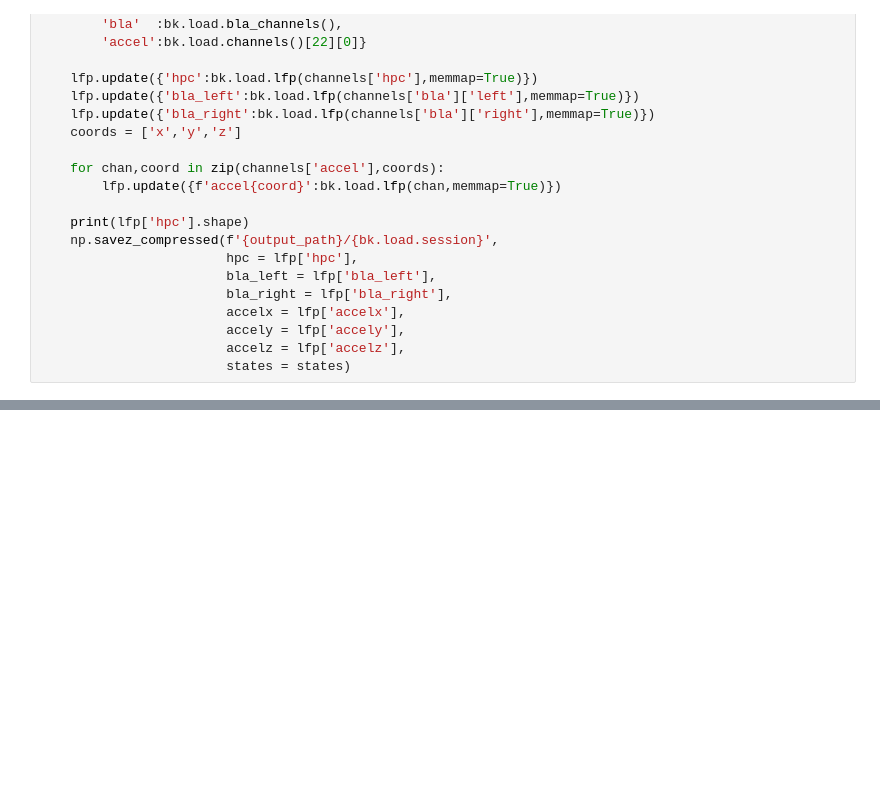
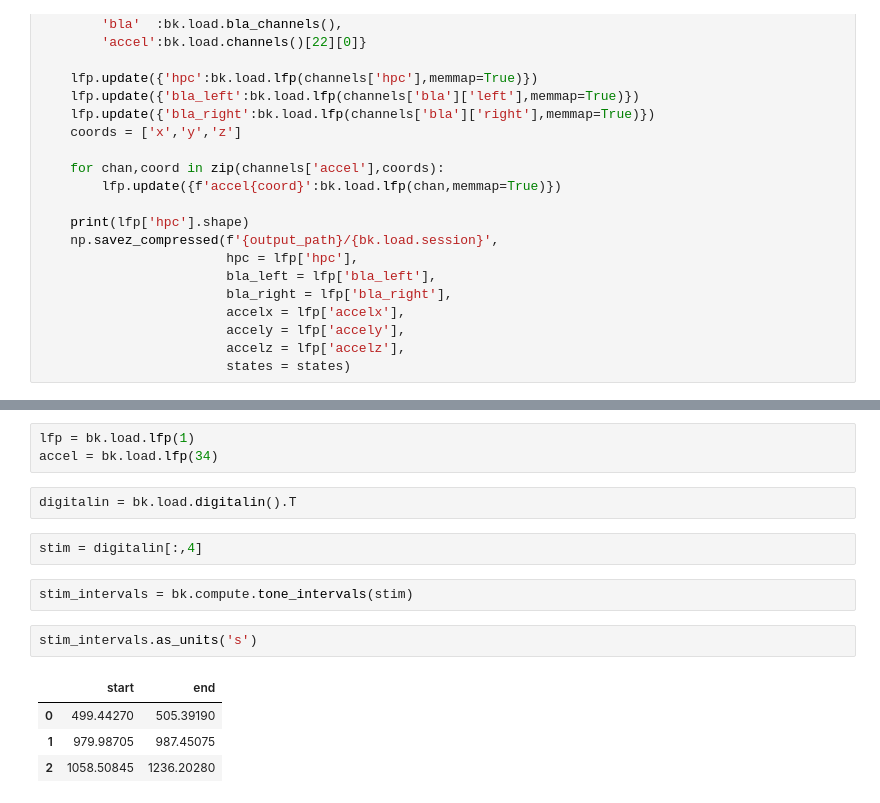
Before and after one commit to KBillel/Amy-Hpc-sleep-dynamcics-python, a Jupyter notebook: AAA-TEST.ipynb, the cells around one changed output, grey strips where cells are left out. Drawn from its saved outputs; the diff is of its cells as text; blank space fills up the shorter version.

```diff
--- a/AAA-TEST.ipynb
+++ b/AAA-TEST.ipynb
@@ -334,0 +749,16 @@ Working with session Rat08-20130713 @ /media/billel/GGLab-01-BK/DATA/GG-Dataset/
+# %%
+lfp = bk.load.lfp(1)
+accel = bk.load.lfp(34)
+# %%
+digitalin = bk.load.digitalin().T
+# %%
+stim = digitalin[:,4]
+# %%
+stim_intervals = bk.compute.tone_intervals(stim)
+# %%
+stim_intervals.as_units('s')
+# %% [output]
+|  | start | end |
+| 0 | 499.44270 | 505.39190 |
+| 1 | 979.98705 | 987.45075 |
+| 2 | 1058.50845 | 1236.20280 |
```
Also changed, not shown: parts of 123 cells of this notebook, 17 other files.
